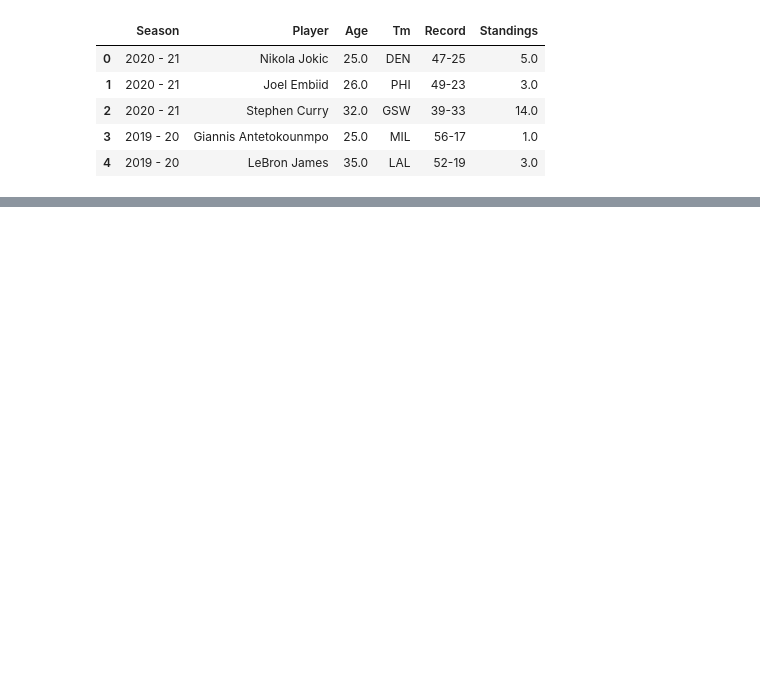
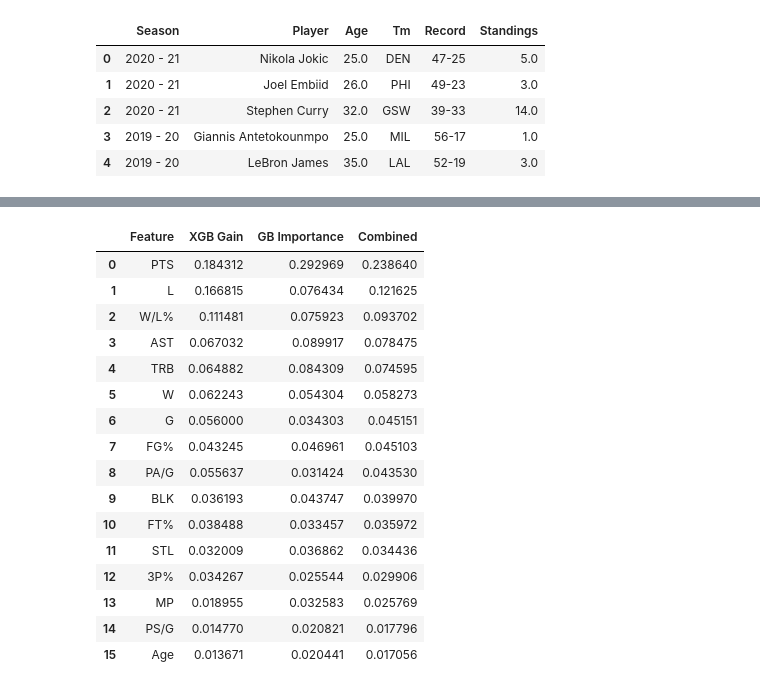
Before and after one commit to gohsoonhao/therealGOAT, a Jupyter notebook: 2c_reg_season_award_competitors.ipynb, the cells around one changed output, grey strips where cells are left out. Cells and saved outputs as stored; diff of their text form; code cells hidden in the pictures; blank space fills up the shorter version.

Commit message:
created scoring for feature importance

```diff
--- a/2c_reg_season_award_competitors.ipynb
+++ b/2c_reg_season_award_competitors.ipynb
@@ -213,0 +219,22 @@ mvp_team_records.head()
+# %%
+# Import feature importance from my mvp data science proj to compare level of competition
+feature_impt = pd.read_excel("data_files/mvp_feature_importance.xlsx")
+feature_impt
+# %% [output]
+|  | Feature | XGB Gain | GB Importance | Combined |
+| 0 | PTS | 0.184312 | 0.292969 | 0.238640 |
+| 1 | L | 0.166815 | 0.076434 | 0.121625 |
+| 2 | W/L% | 0.111481 | 0.075923 | 0.093702 |
+| 3 | AST | 0.067032 | 0.089917 | 0.078475 |
+| 4 | TRB | 0.064882 | 0.084309 | 0.074595 |
+| 5 | W | 0.062243 | 0.054304 | 0.058273 |
+| 6 | G | 0.056000 | 0.034303 | 0.045151 |
+| 7 | FG% | 0.043245 | 0.046961 | 0.045103 |
+| 8 | PA/G | 0.055637 | 0.031424 | 0.043530 |
+| 9 | BLK | 0.036193 | 0.043747 | 0.039970 |
+| 10 | FT% | 0.038488 | 0.033457 | 0.035972 |
+| 11 | STL | 0.032009 | 0.036862 | 0.034436 |
+| 12 | 3P% | 0.034267 | 0.025544 | 0.029906 |
+| 13 | MP | 0.018955 | 0.032583 | 0.025769 |
+| 14 | PS/G | 0.014770 | 0.020821 | 0.017796 |
+| 15 | Age | 0.013671 | 0.020441 | 0.017056 |
```
Also changed, not shown: parts of 11 cells of this notebook.
